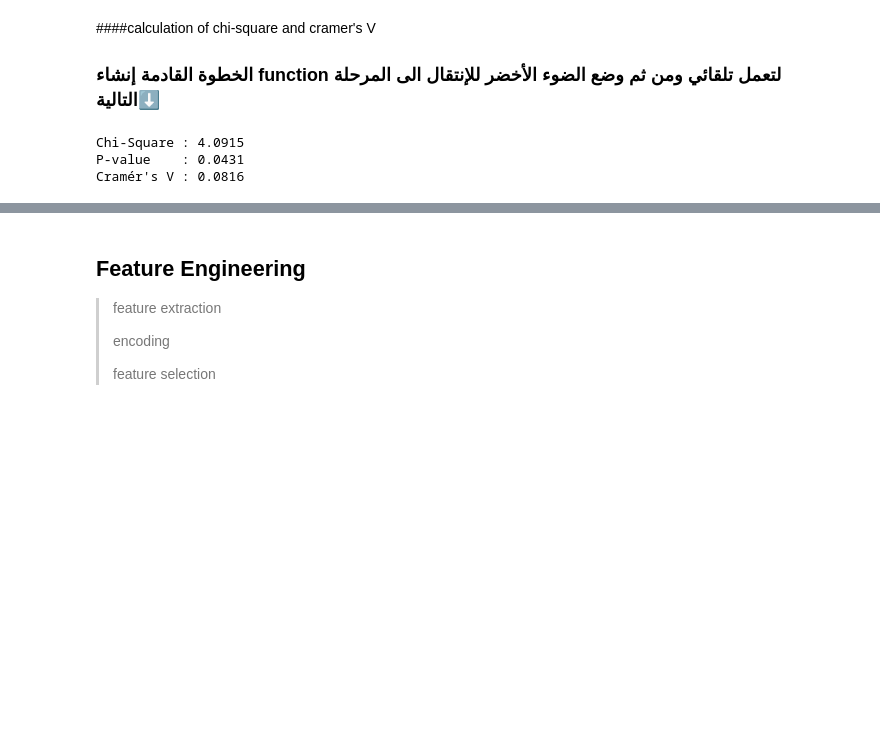
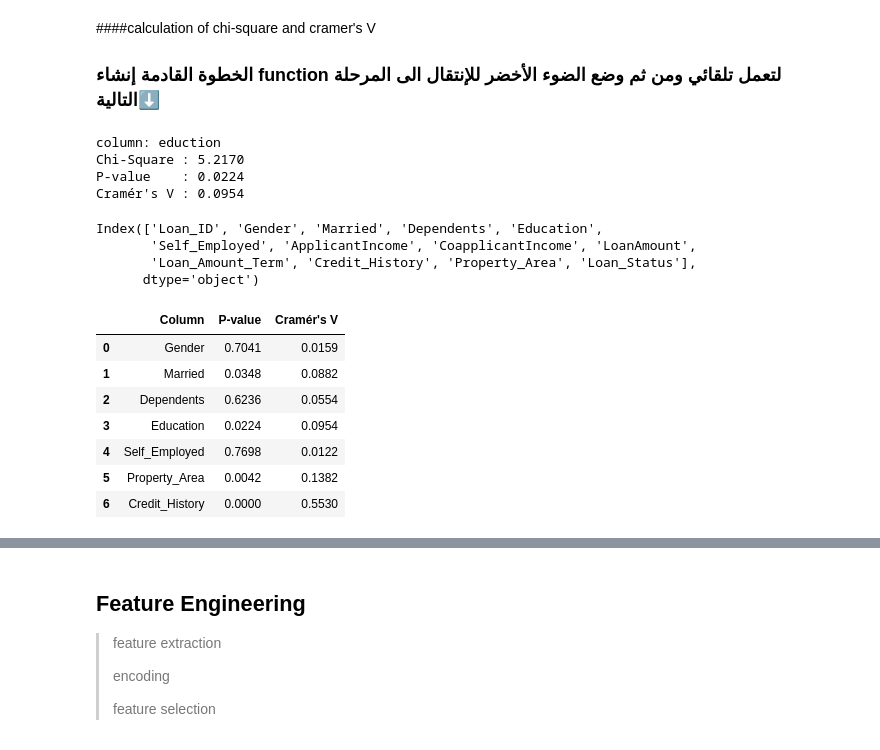
Before and after one commit to AdhamAshraf2323/Loan-Predication, a Jupyter notebook: Bank_Loan_System.ipynb, the cells around one changed output, grey strips where cells are left out. Cells and saved outputs as stored; diff of their text form; code cells hidden in the pictures; blank space fills up the shorter version.

```diff
--- a/Bank_Loan_System.ipynb
+++ b/Bank_Loan_System.ipynb
@@ -580,7 +581,7 @@ pd.crosstab(df_LoanAmount_filtered['Education'], df_LoanAmount_filtered['Loan_St
 #
 
 # جدول التقاطع
-contingency = pd.crosstab(df["Education"], df["Loan_Status"])
+contingency = pd.crosstab(df_LoanAmount_filtered["Education"], df_LoanAmount_filtered["Loan_Status"])
 
 # Chi-Square
 chi2, p, dof, expected = chi2_contingency(contingency)
@@ -589,11 +590,49 @@ chi2, p, dof, expected = chi2_contingency(contingency)
 n = contingency.to_numpy().sum()
 r, c = contingency.shape
 cramers_v = np.sqrt(chi2 / (n * (min(r, c) - 1)))
-
+print(f"column: {'eduction'}")
 print(f"Chi-Square : {chi2:.4f}")
 print(f"P-value    : {p:.4f}")
 print(f"Cramér's V : {cramers_v:.4f}")
 # %% [output]
-Chi-Square : 4.0915
-P-value    : 0.0431
-Cramér's V : 0.0816
+column: eduction
+Chi-Square : 5.2170
+P-value    : 0.0224
+Cramér's V : 0.0954
+# %%
+df_LoanAmount_filtered.columns
+# %% [output]
+Index(['Loan_ID', 'Gender', 'Married', 'Dependents', 'Education',
+       'Self_Employed', 'ApplicantIncome', 'CoapplicantIncome', 'LoanAmount',
+       'Loan_Amount_Term', 'Credit_History', 'Property_Area', 'Loan_Status'],
+      dtype='object')
+# %%
+Categorical_columns = ['Gender', 'Married', 'Dependents', 'Education', 'Self_Employed', 'Property_Area','Credit_History']
+# %%
+results = []
+
+for col in Categorical_columns:
+    observed = pd.crosstab(df_LoanAmount_filtered[col], df_LoanAmount_filtered['Loan_Status'])
+    chi2, p, dof, expected = chi2_contingency(observed)
+
+    n = observed.to_numpy().sum()
+    r, c = observed.shape
+    cramers_v = np.sqrt(chi2 / (n * (min(r, c) - 1)))
+
+    results.append({
+        "Column": col,
+        "P-value": f"{p:.4f}",
+        "Cramér's V": f"{cramers_v:.4f}"
+    })
+
+Categorical_correlation = pd.DataFrame(results)
+Categorical_correlation
+# %% [output]
+|  | Column | P-value | Cramér's V |
+| 0 | Gender | 0.7041 | 0.0159 |
+| 1 | Married | 0.0348 | 0.0882 |
+| 2 | Dependents | 0.6236 | 0.0554 |
+| 3 | Education | 0.0224 | 0.0954 |
+| 4 | Self_Employed | 0.7698 | 0.0122 |
+| 5 | Property_Area | 0.0042 | 0.1382 |
+| 6 | Credit_History | 0.0000 | 0.5530 |
```
Also changed, not shown: parts of 21 cells of this notebook.
